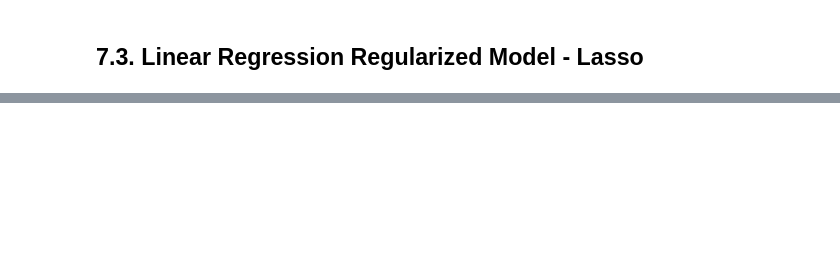
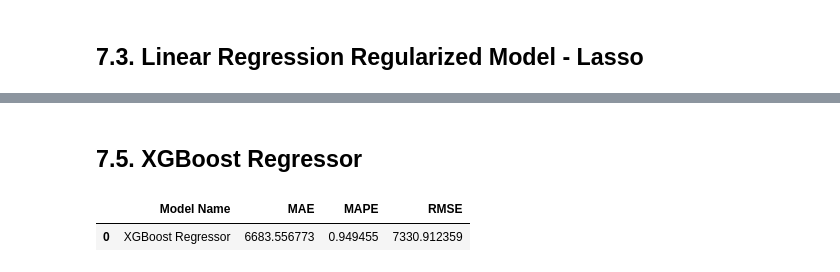
Before and after one commit to LeonardoRose/Rossman_Store_Sales_Forecast, a Jupyter notebook: m07_v02_store_sales_prediction.ipynb, the cells around one changed output, grey strips where cells are left out. Drawn from its saved outputs; the diff is of its cells as text; code cells hidden in the pictures; blank space fills up the shorter version.

```diff
--- a/m07_v02_store_sales_prediction.ipynb
+++ b/m07_v02_store_sales_prediction.ipynb
@@ -915,0 +1078,21 @@ lrr_result
+# %% [markdown]
+## 7.5. XGBoost Regressor
+# %%
+# model
+model_xgb = xgb.XGBRegressor( objective='reg:squarederror',
+                              n_estimators=100,
+                              eta=0.01,
+                              random_state=42,
+                              max_depth=10,
+                              subsample=0.7,
+                              colsample_bytree=0.9).fit( x_train, y_train )
+
+# prediction
+yhat_xgb = model_xgb.predict( x_test )
+
+# perfomance
+xgb_result = ml_error( 'XGBoost Regressor', np.expm1( y_test ),  np.expm1( yhat_xgb ) )
+xgb_result
+# %% [output]
+|  | Model Name | MAE | MAPE | RMSE |
+| 0 | XGBoost Regressor | 6683.556773 | 0.949455 | 7330.912359 |
```
Also changed, not shown: parts of 39 cells of this notebook.
